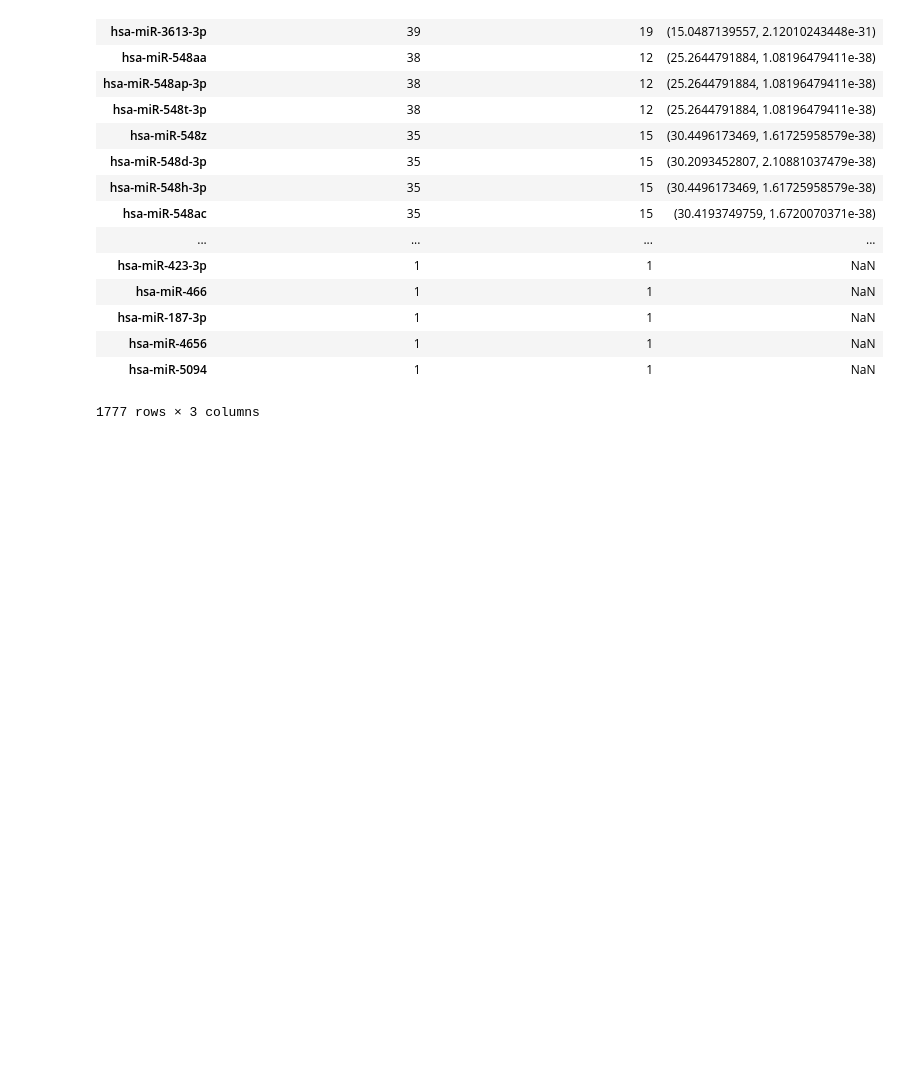
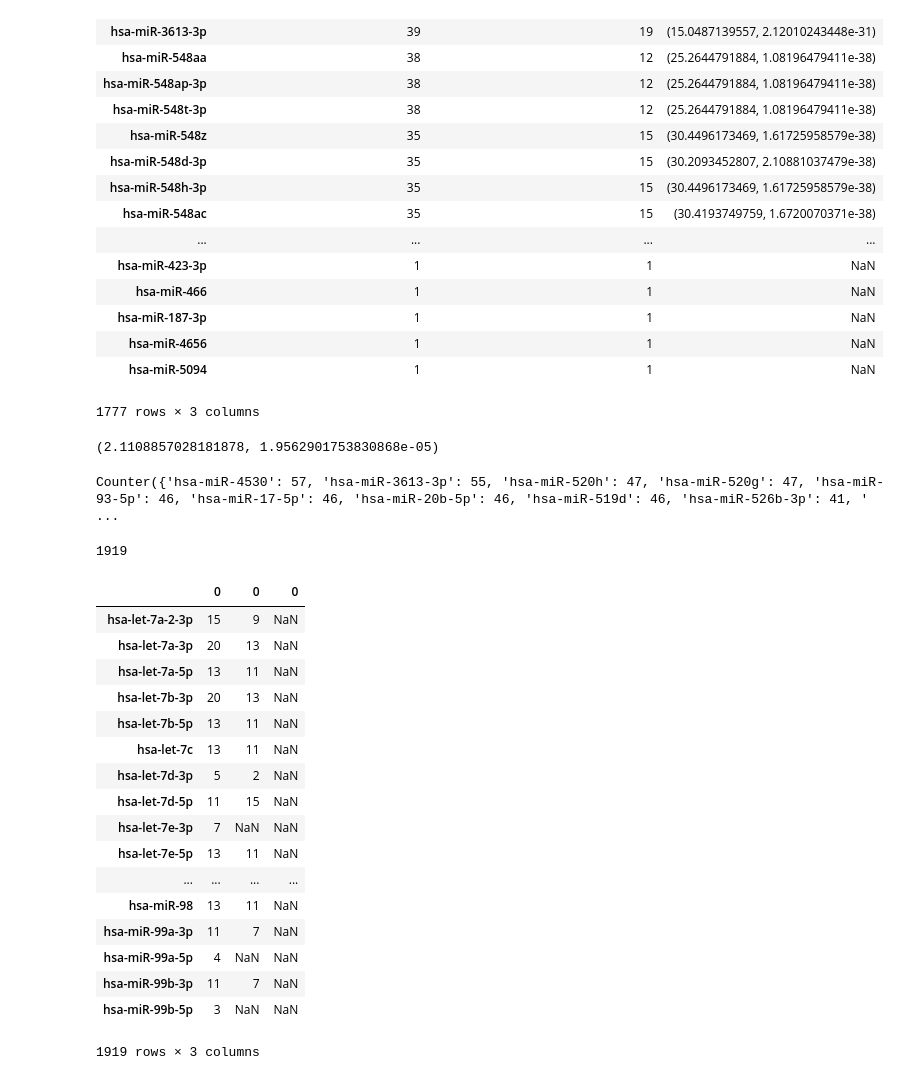
Before and after one commit to choyichen/tcga-mir-rewire, a Jupyter notebook: Oncogenes/Uniprot Fisher.ipynb, the cells around one changed output. Cells and saved outputs as stored; diff of their text form; code cells hidden in the pictures; blank space fills up the shorter version.

```diff
--- a/Oncogenes/Uniprot Fisher.ipynb
+++ b/Oncogenes/Uniprot Fisher.ipynb
@@ -382,7 +386,7 @@ a
 # %% [output]
 (0.39828614008941876, 2.8294938126124339e-11)
 # %%
-rts = pd.read_table("C:/Users/jtso/My Documents/Cancer miRNA rewiring project/oncogene_target_somatic.txt", sep="\t")
+rts = pd.read_table("C:/Users/jtso/My Documents/target_somatic.txt", sep="\t")
 # %%
 len(rts)
 # %% [output]
@@ -418,7 +422,8 @@ from collections import Counter
 tmirdict = Counter()
 for idx,row in trts.iterrows():
     print idx, "\r",
-    tmirdict[row["miRNA"]] += 1
+    if row["Genesymbol"] in ag:
+        tmirdict[row["miRNA"]] += 1
 # %%
 tmirdict
 # %% [output]
@@ -994,3 +999,32 @@ mirct
 1777 rows × 3 columns
 # %%
 mirct.to_csv("top_mirs_with_fisher.txt", sep="\t")
+# %%
+dfish = {'hsa-miR-526b-3p': (2.1108857028181878, 1.9562901753830868e-05),
+'hsa-miR-302c-3p': (2.8182393283487439, 6.9804112819864303e-08),
+'hsa-miR-520c-3p': (2.8354180672687761, 4.0509575158196337e-08),
+'hsa-miR-4530': (4.2566013637798124, 2.1112455415496907e-18),
+'hsa-miR-93-5p': (2.4290847469877614, 2.0992854210309575e-07),
+'hsa-miR-106a-5p': (2.0992743017898605, 2.1272758220914818e-05),
+'hsa-miR-4761-5p': (7.0350717181400464, 1.2663090537380614e-15),
+'hsa-miR-3613-3p': (1.0123055210050513, 0.8911706026134365),
+'hsa-miR-520a-3p': (2.915860158881733, 2.0312937884844019e-08),
+'hsa-miR-106b-5p': (2.003860814839296, 9.1948430018242485e-05),
+'hsa-miR-302e': (1.1843650547311253, 0.32076245903972311),
+'hsa-miR-302d-3p': (2.8156812516424172, 7.1329189038864453e-08),
+'hsa-miR-520b': (2.8354180672687761, 4.0509575158196337e-08),
+'hsa-miR-520e': (2.817863481107485, 4.7158576439686838e-08),
+'hsa-miR-520h': (4.5449984619840373, 1.7823815996302054e-16),
+'hsa-miR-4733-5p': (6.4749705034946272, 4.0826918821936208e-19),
+'hsa-miR-302a-3p': (2.8004296707747591, 8.1155739692385293e-08),
+'hsa-miR-302b-3p': (2.8004296707747591, 8.1155739692385293e-08),
+'hsa-miR-20b-5p': (2.3899364898332176, 2.6525796880422419e-07),
+'hsa-miR-373-3p': (2.7928655998678225, 8.6531738717160098e-08),
+'hsa-miR-20a-5p': (2.018720976284516, 8.4308829567880352e-05),
+'hsa-miR-186-3p': (3.2680026072161783, 4.8773690481617001e-09),
+'hsa-miR-17-5p': (2.3635636643044764, 3.2736763467147345e-07),
+'hsa-miR-520d-3p': (2.9105330248421417, 2.1256425963303163e-08)}
+# %%
+dfish['hsa-miR-526b-3p']
+# %% [output]
+(2.1108857028181878, 1.9562901753830868e-05)
@@ -996,0 +1034,36 @@ mirct.to_csv("top_mirs_with_fisher.txt", sep="\t")
+# %%
+mir2ct
+# %% [output]
+Counter({'hsa-miR-4530': 57, 'hsa-miR-3613-3p': 55, 'hsa-miR-520h': 47, 'hsa-miR-520g': 47, 'hsa-miR-93-5p': 46, 'hsa-miR-17-5p': 46, 'hsa-miR-20b-5p': 46, 'hsa-miR-519d': 46, 'hsa-miR-526b-3p': 41, ' ...
+# %%
+len(tmirdict)
+# %% [output]
+1919
+# %%
+a1 = pd.Series(tmirdict)
+a2 = pd.DataFrame(a1)
+b1 = pd.Series(mir2ct)
+b2 = pd.DataFrame(b1)
+c1 = pd.Series(dfish)
+c2 = pd.DataFrame(c1)
+all1 = pd.concat([a2,b2,c2], axis=1)
+all1
+# %% [output]
+|  | 0 | 0 | 0 |
+| hsa-let-7a-2-3p | 15 | 9 | NaN |
+| hsa-let-7a-3p | 20 | 13 | NaN |
+| hsa-let-7a-5p | 13 | 11 | NaN |
+| hsa-let-7b-3p | 20 | 13 | NaN |
+| hsa-let-7b-5p | 13 | 11 | NaN |
+| hsa-let-7c | 13 | 11 | NaN |
+| hsa-let-7d-3p | 5 | 2 | NaN |
+| hsa-let-7d-5p | 11 | 15 | NaN |
+| hsa-let-7e-3p | 7 | NaN | NaN |
+| hsa-let-7e-5p | 13 | 11 | NaN |
+| ... | ... | ... | ... |
+| hsa-miR-98 | 13 | 11 | NaN |
+| hsa-miR-99a-3p | 11 | 7 | NaN |
+| hsa-miR-99a-5p | 4 | NaN | NaN |
+| hsa-miR-99b-3p | 11 | 7 | NaN |
+| hsa-miR-99b-5p | 3 | NaN | NaN |
+1919 rows × 3 columns
```
Also changed, not shown: parts of 5 cells of this notebook, 4 other files.
